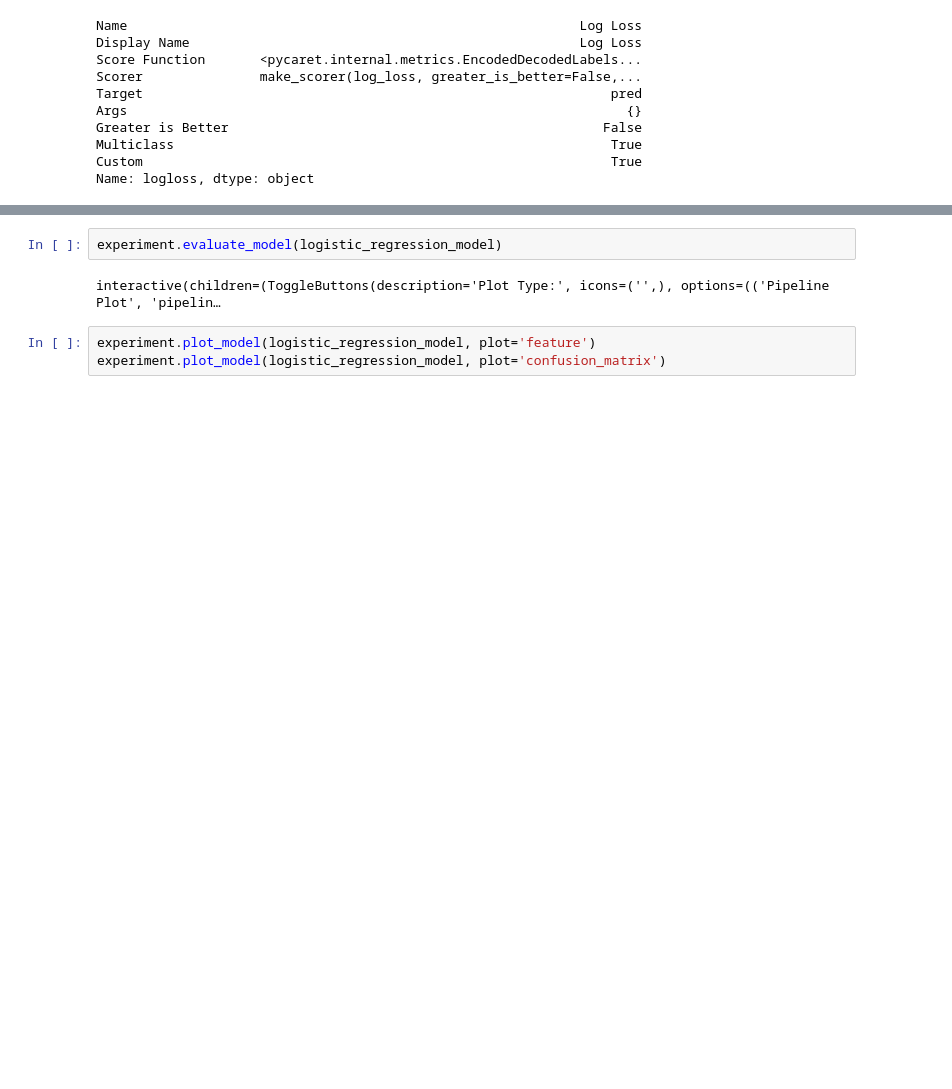
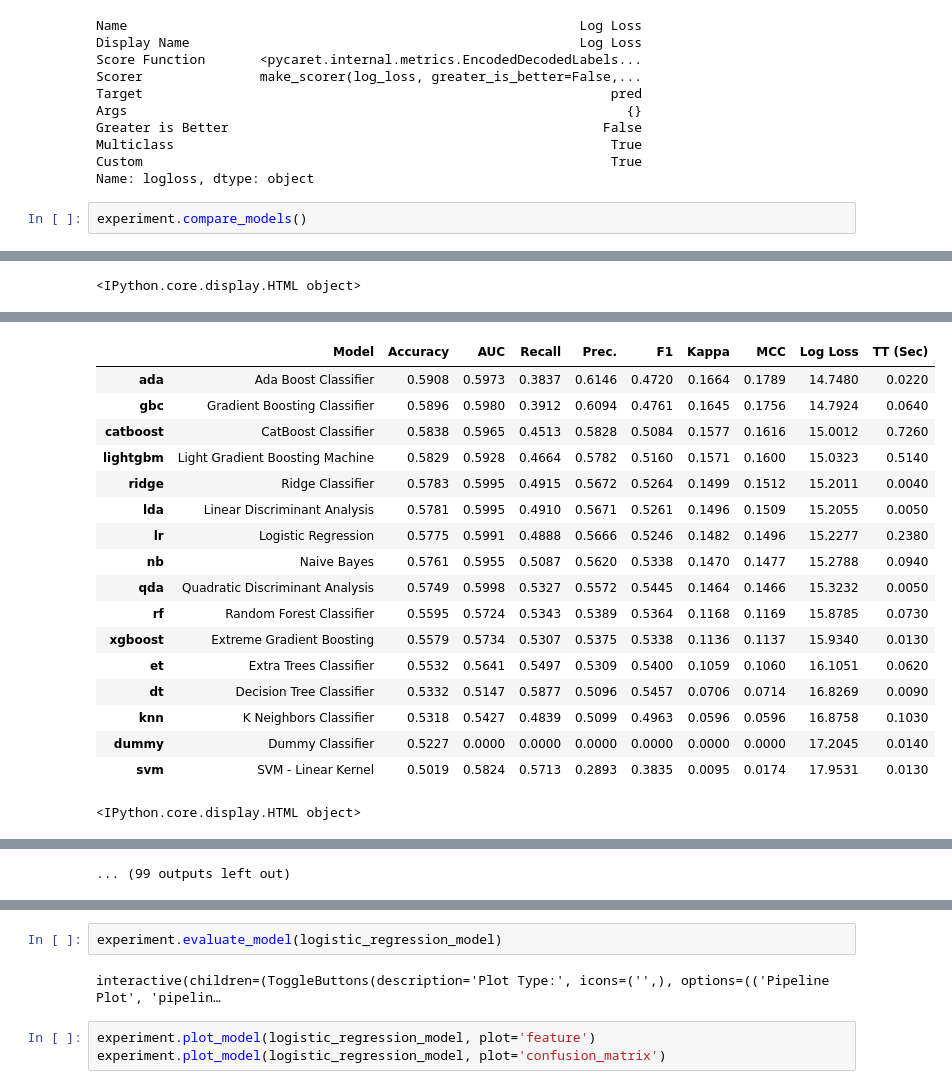
Before and after one commit to thealexandrelara/project-infnet-engenharia-de-machine-learning, a Jupyter notebook: notebooks/model_training.ipynb, the cells around one changed output, grey strips where cells are left out. Cells and saved outputs as stored; diff of their text form; blank space fills up the shorter version.

```diff
--- a/notebooks/model_training.ipynb
+++ b/notebooks/model_training.ipynb
@@ -179,3 +179,6 @@ Greater is Better                                                False
 Multiclass                                                        True
 Custom                                                            True
 Name: logloss, dtype: object
+# %%
+experiment.compare_models()
+# %% [output]
@@ -181,0 +186 @@ Name: logloss, dtype: object
+<IPython.core.display.HTML object>
@@ -181,0 +188,18 @@ Name: logloss, dtype: object
+|  | Model | Accuracy | AUC | Recall | Prec. | F1 | Kappa | MCC | Log Loss | TT (Sec) |
+| ada | Ada Boost Classifier | 0.5908 | 0.5973 | 0.3837 | 0.6146 | 0.4720 | 0.1664 | 0.1789 | 14.7480 | 0.0220 |
+| gbc | Gradient Boosting Classifier | 0.5896 | 0.5980 | 0.3912 | 0.6094 | 0.4761 | 0.1645 | 0.1756 | 14.7924 | 0.0640 |
+| catboost | CatBoost Classifier | 0.5838 | 0.5965 | 0.4513 | 0.5828 | 0.5084 | 0.1577 | 0.1616 | 15.0012 | 0.7260 |
+| lightgbm | Light Gradient Boosting Machine | 0.5829 | 0.5928 | 0.4664 | 0.5782 | 0.5160 | 0.1571 | 0.1600 | 15.0323 | 0.5140 |
+| ridge | Ridge Classifier | 0.5783 | 0.5995 | 0.4915 | 0.5672 | 0.5264 | 0.1499 | 0.1512 | 15.2011 | 0.0040 |
+| lda | Linear Discriminant Analysis | 0.5781 | 0.5995 | 0.4910 | 0.5671 | 0.5261 | 0.1496 | 0.1509 | 15.2055 | 0.0050 |
+| lr | Logistic Regression | 0.5775 | 0.5991 | 0.4888 | 0.5666 | 0.5246 | 0.1482 | 0.1496 | 15.2277 | 0.2380 |
+| nb | Naive Bayes | 0.5761 | 0.5955 | 0.5087 | 0.5620 | 0.5338 | 0.1470 | 0.1477 | 15.2788 | 0.0940 |
+| qda | Quadratic Discriminant Analysis | 0.5749 | 0.5998 | 0.5327 | 0.5572 | 0.5445 | 0.1464 | 0.1466 | 15.3232 | 0.0050 |
+| rf | Random Forest Classifier | 0.5595 | 0.5724 | 0.5343 | 0.5389 | 0.5364 | 0.1168 | 0.1169 | 15.8785 | 0.0730 |
+| xgboost | Extreme Gradient Boosting | 0.5579 | 0.5734 | 0.5307 | 0.5375 | 0.5338 | 0.1136 | 0.1137 | 15.9340 | 0.0130 |
+| et | Extra Trees Classifier | 0.5532 | 0.5641 | 0.5497 | 0.5309 | 0.5400 | 0.1059 | 0.1060 | 16.1051 | 0.0620 |
+| dt | Decision Tree Classifier | 0.5332 | 0.5147 | 0.5877 | 0.5096 | 0.5457 | 0.0706 | 0.0714 | 16.8269 | 0.0090 |
+| knn | K Neighbors Classifier | 0.5318 | 0.5427 | 0.4839 | 0.5099 | 0.4963 | 0.0596 | 0.0596 | 16.8758 | 0.1030 |
+| dummy | Dummy Classifier | 0.5227 | 0.0000 | 0.0000 | 0.0000 | 0.0000 | 0.0000 | 0.0000 | 17.2045 | 0.0140 |
+| svm | SVM - Linear Kernel | 0.5019 | 0.5824 | 0.5713 | 0.2893 | 0.3835 | 0.0095 | 0.0174 | 17.9531 | 0.0130 |
+<IPython.core.display.HTML object>
@@ -181,0 +213 @@ Name: logloss, dtype: object
+... (99 outputs left out)
```
Also changed, not shown: parts of 5 cells of this notebook, 2 other files.
